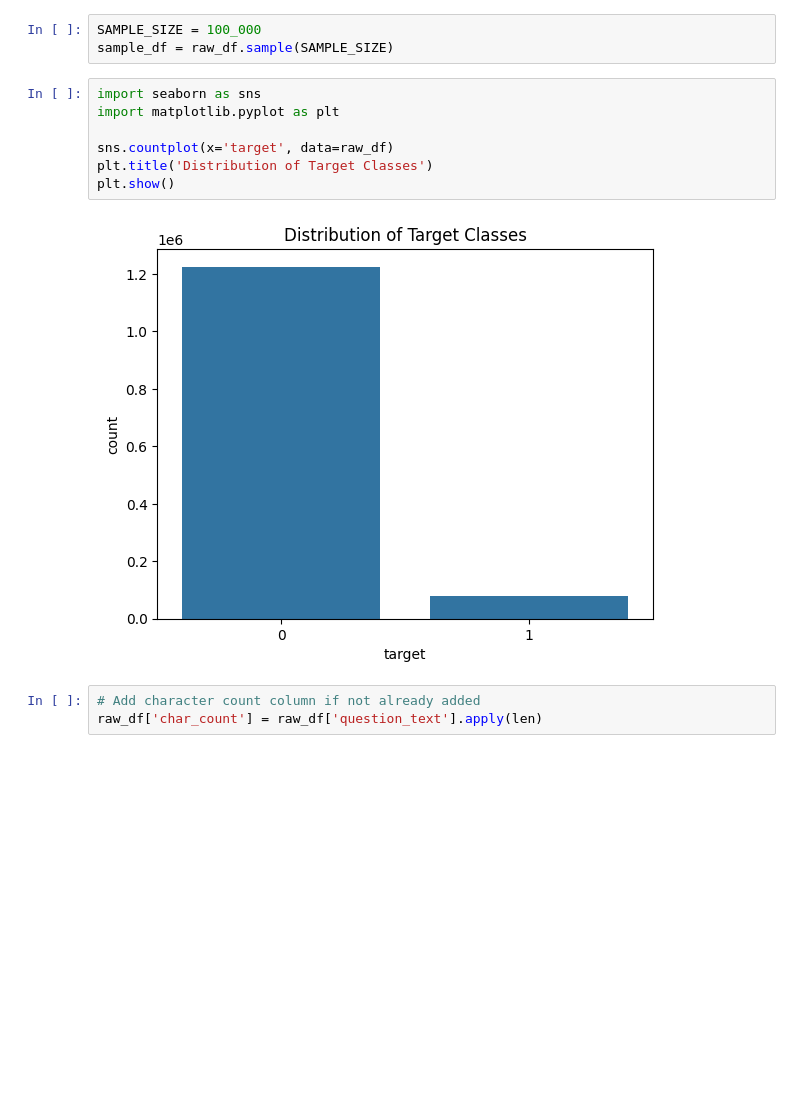
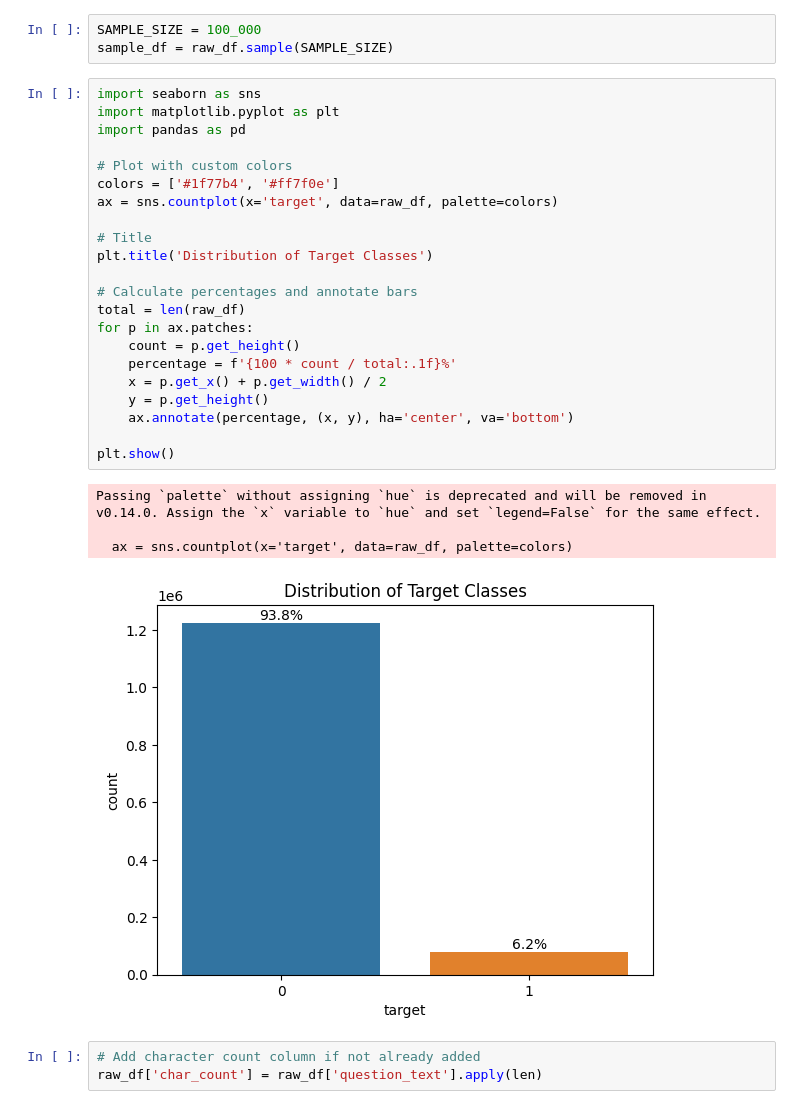
Before and after one commit to thugge254/Neural-Networks-and-Deep-Learning-with-PyTorch, a Jupyter notebook: Neural_Networks_and_Deep_Learning.ipynb, the cells around one changed output. Drawn from its saved outputs; the diff is of its cells as text; blank space fills up the shorter version.

```diff
--- a/Neural_Networks_and_Deep_Learning.ipynb
+++ b/Neural_Networks_and_Deep_Learning.ipynb
@@ -113,12 +113,30 @@ sample_df = raw_df.sample(SAMPLE_SIZE)
 # %%
 import seaborn as sns
 import matplotlib.pyplot as plt
+import pandas as pd
 
-sns.countplot(x='target', data=raw_df)
+# Plot with custom colors
+colors = ['#1f77b4', '#ff7f0e']
+ax = sns.countplot(x='target', data=raw_df, palette=colors)
+
+# Title
 plt.title('Distribution of Target Classes')
+
+# Calculate percentages and annotate bars
+total = len(raw_df)
+for p in ax.patches:
+    count = p.get_height()
+    percentage = f'{100 * count / total:.1f}%'
+    x = p.get_x() + p.get_width() / 2
+    y = p.get_height()
+    ax.annotate(percentage, (x, y), ha='center', va='bottom')
+
 plt.show()
 # %% [output]
+Passing `palette` without assigning `hue` is deprecated and will be removed in v0.14.0. Assign the `x` variable to `hue` and set `legend=False` for the same effect.
+
+  ax = sns.countplot(x='target', data=raw_df, palette=colors)
-[figure, old version]
+[figure, new version]
 # %%
 # Add character count column if not already added
 raw_df['char_count'] = raw_df['question_text'].apply(len)
```
Also changed, not shown: parts of 70 cells of this notebook.
